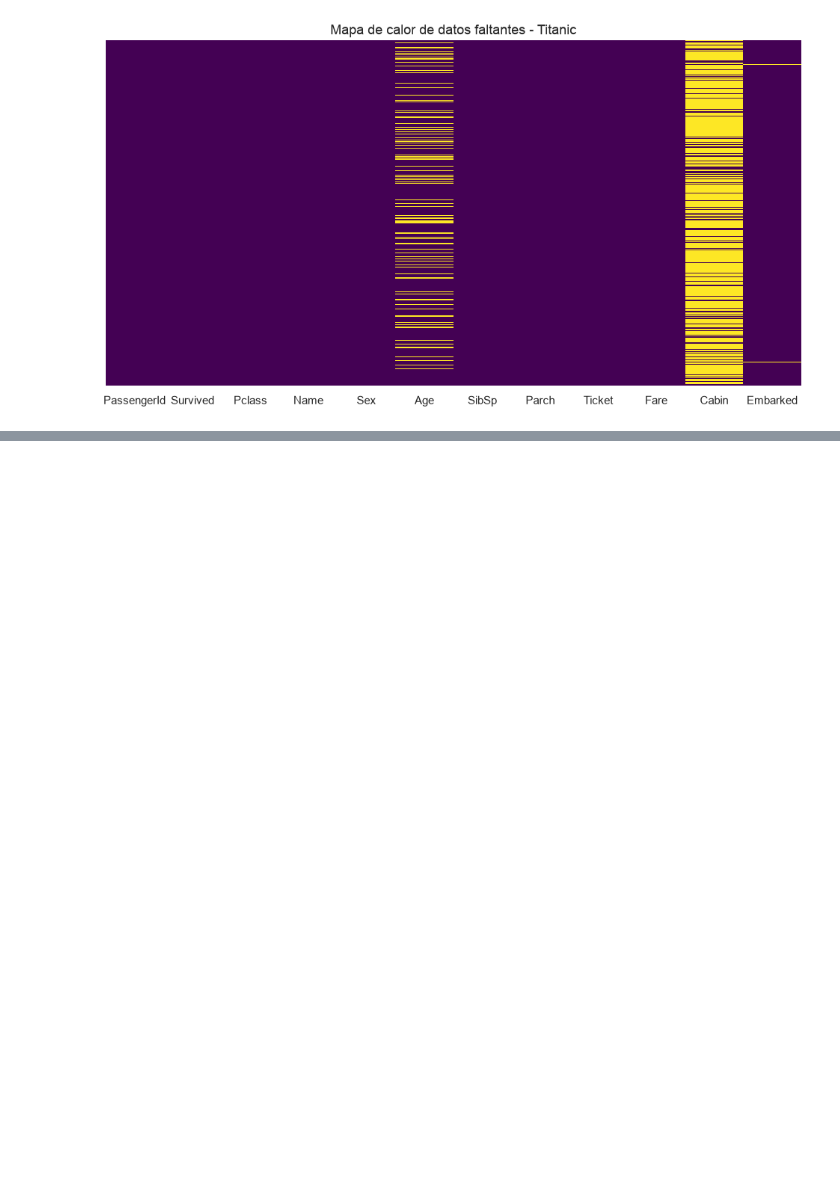
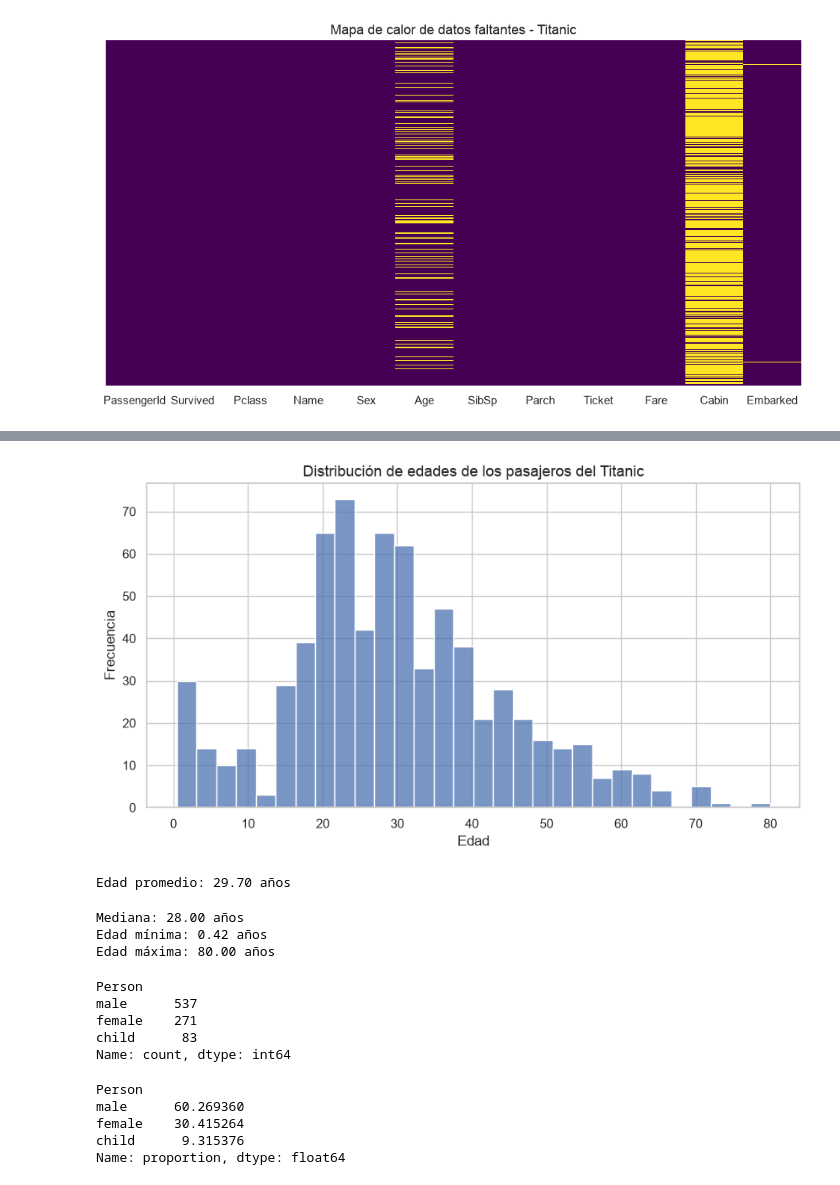
Before and after one commit to BetoVinasco/proyecto_ciencia_datos, a Jupyter notebook: notebooks/02_exploracion.ipynb, the cells around one changed output, grey strips where cells are left out. Drawn from its saved outputs; the diff is of its cells as text; code cells hidden in the pictures; blank space fills up the shorter version.

```diff
--- a/notebooks/02_exploracion.ipynb
+++ b/notebooks/02_exploracion.ipynb
@@ -198,0 +247,35 @@ plt.show()
+# %%
+#7.1
+
+plt.figure(figsize=(10, 5))
+
+sns.histplot(
+    data=df,
+    x='Age',
+    bins=30
+)
+
+plt.title('Distribución de edades de los pasajeros del Titanic')
+plt.xlabel('Edad')
+plt.ylabel('Frecuencia')
+
+plt.show()
+# %% [output]
+[figure, added]
+# %%
+#7.2
+
+edad_promedio = df['Age'].mean()
+
+print(f"Edad promedio: {edad_promedio:.2f} años")
+# %% [output]
+Edad promedio: 29.70 años
+# %%
+
+print(f"Mediana: {df['Age'].median():.2f} años")
+print(f"Edad mínima: {df['Age'].min():.2f} años")
+print(f"Edad máxima: {df['Age'].max():.2f} años")
+# %% [output]
+Mediana: 28.00 años
+Edad mínima: 0.42 años
+Edad máxima: 80.00 años
@@ -198,0 +289,18 @@ plt.show()
+# %%
+#8.2
+df_person['Person'].value_counts()
+# %% [output]
+Person
+male      537
+female    271
+child      83
+Name: count, dtype: int64
+# %%
+#8.3
+df_person['Person'].value_counts(normalize=True) * 100
+# %% [output]
+Person
+male      60.269360
+female    30.415264
+child      9.315376
+Name: proportion, dtype: float64
```
Also changed, not shown: parts of 6 cells of this notebook, 1 other file.
